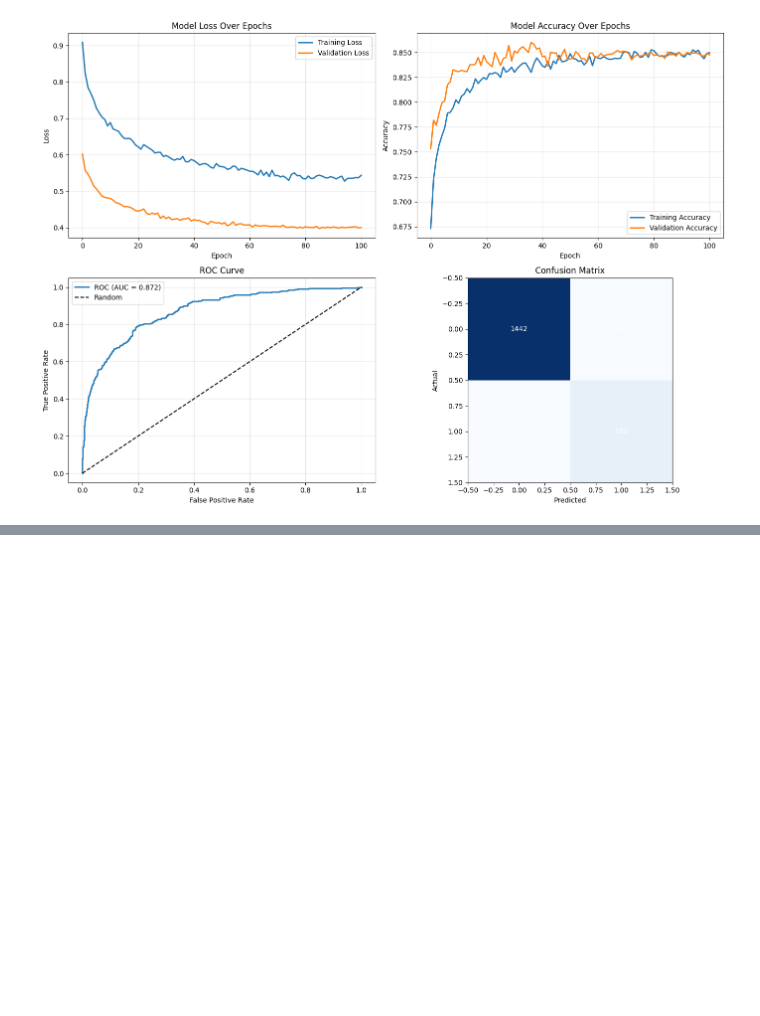
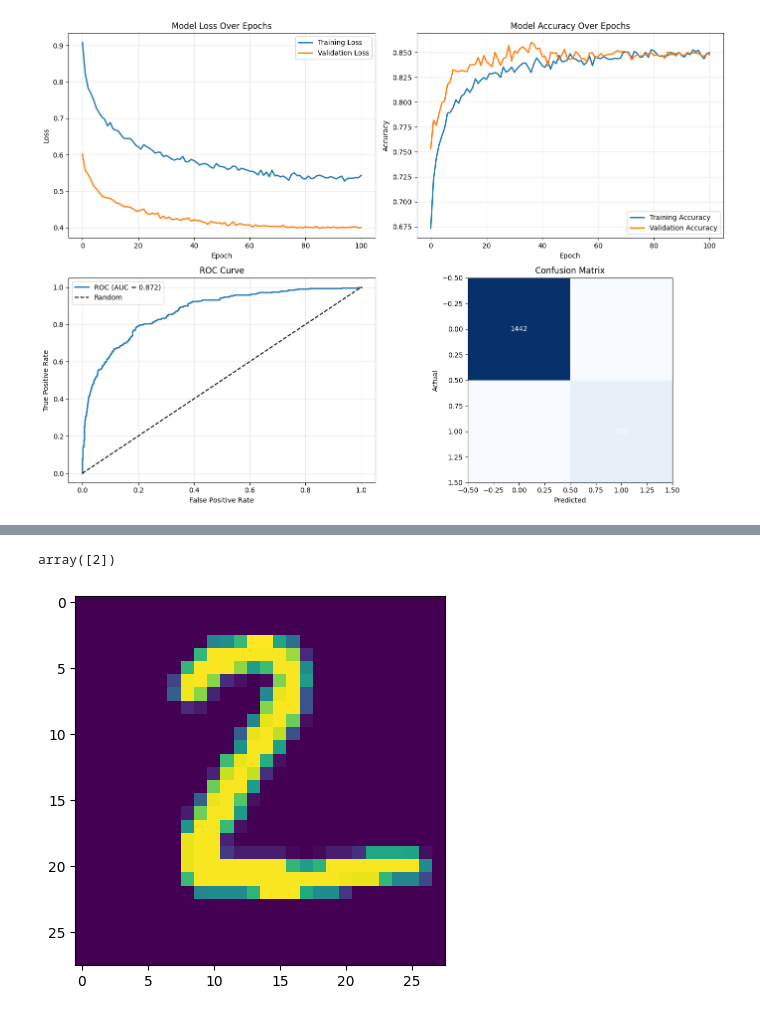
Before and after one commit to debdutta-chatterjee/AI_ML_DS_GenAI_Portfolio, a Jupyter notebook: DL/dl1.campusx.ipynb, the cells around one changed output, grey strips where cells are left out. Saved outputs shown, nothing was run; the diff lists cells and outputs as text; code cells hidden in the pictures; blank space fills up the shorter version.

```diff
--- a/DL/dl1.campusx.ipynb
+++ b/DL/dl1.campusx.ipynb
@@ -571,0 +624,4 @@ Confusion Matrix:
+# %%
+plt.imshow(X_test[1])
+model.predict(X_test[1].reshape(1,28,28)).argmax(axis=1)
+# %% [output]
@@ -571,0 +629,2 @@ Confusion Matrix:
+array([2])
+[figure, added]
```
Also changed, not shown: parts of 10 cells of this notebook, 1 other file.
